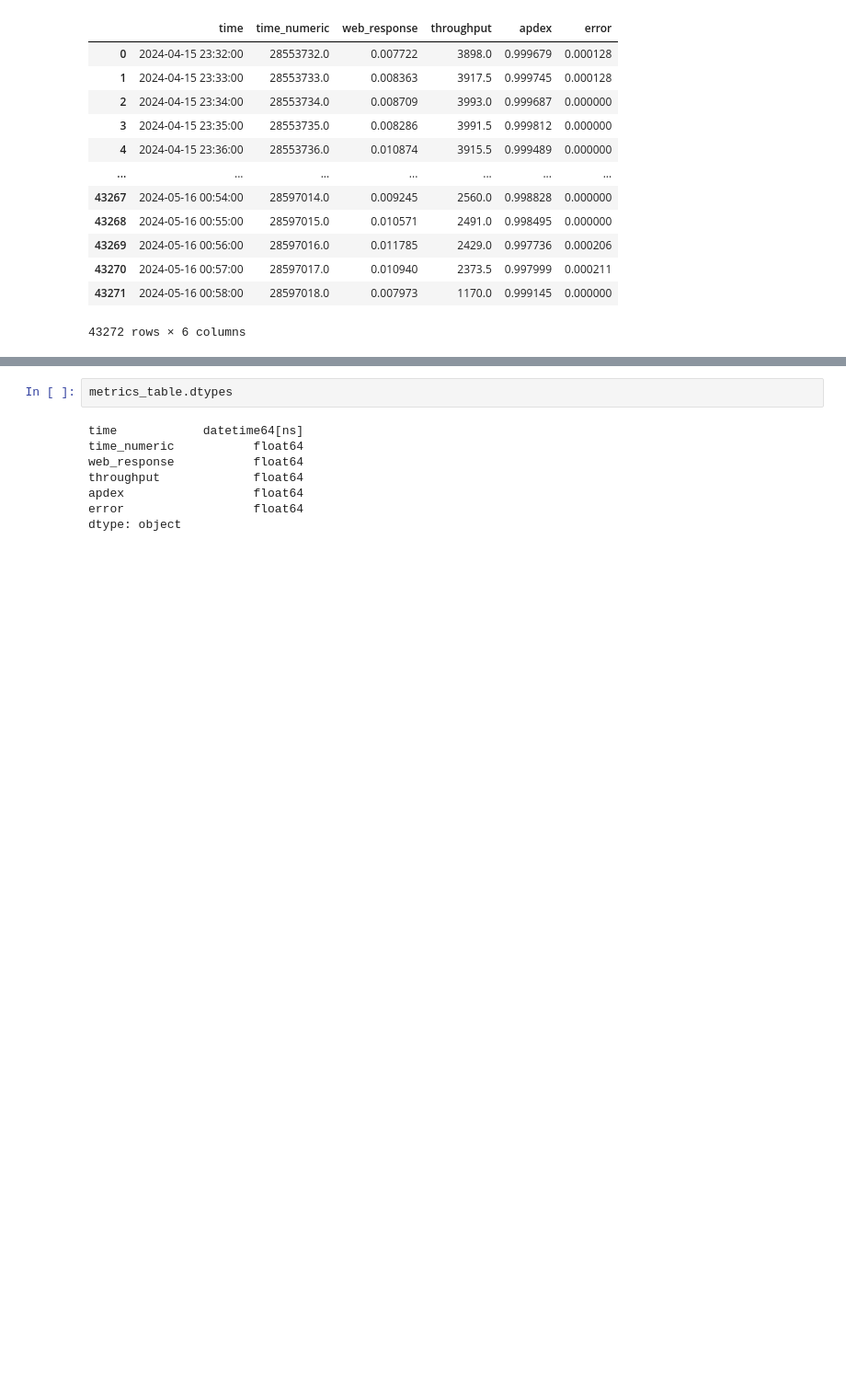
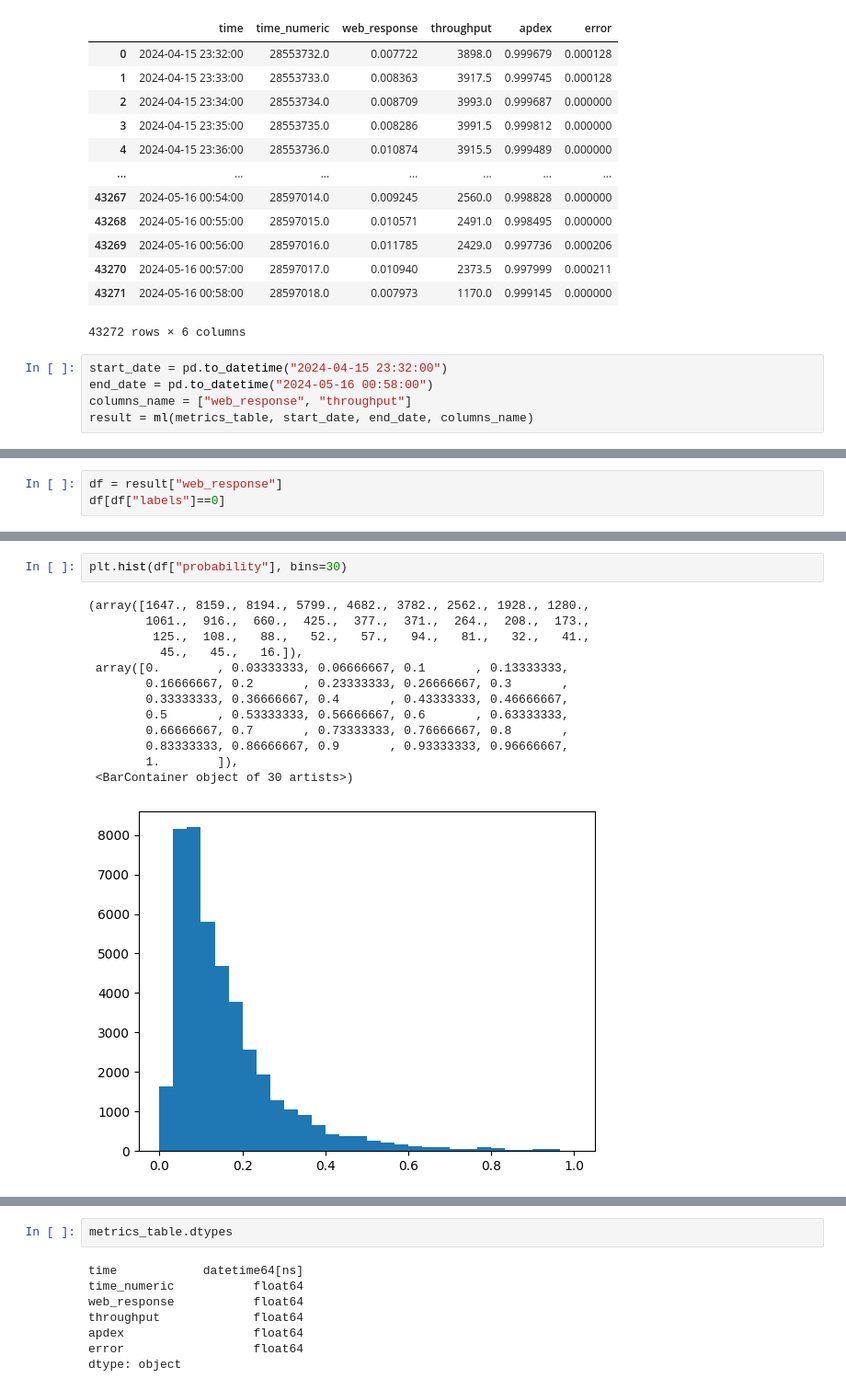
Before and after one commit to REU-DS-CLUB/redlab_hack, a Jupyter notebook: Analyst.ipynb, the cells around one changed output, grey strips where cells are left out. Shown at 92% size. Cells and saved outputs as stored; diff of their text form; blank space fills up the shorter version.

```diff
--- a/Analyst.ipynb
+++ b/Analyst.ipynb
@@ -55,3 +54,8 @@ See the caveats in the documentation: https://pandas.pydata.org/pandas-docs/stab
 | 43270 | 2024-05-16 00:57:00 | 28597017.0 | 0.010940 | 2373.5 | 0.997999 | 0.000211 |
 | 43271 | 2024-05-16 00:58:00 | 28597018.0 | 0.007973 | 1170.0 | 0.999145 | 0.000000 |
 43272 rows × 6 columns
+# %%
+start_date = pd.to_datetime("2024-04-15 23:32:00")
+end_date = pd.to_datetime("2024-05-16 00:58:00")
+columns_name = ["web_response", "throughput"]
+result = ml(metrics_table, start_date, end_date, columns_name)
@@ -57,0 +83,3 @@ See the caveats in the documentation: https://pandas.pydata.org/pandas-docs/stab
+# %%
+df = result["web_response"]
+df[df["labels"]==0]
@@ -57,0 +100,16 @@ See the caveats in the documentation: https://pandas.pydata.org/pandas-docs/stab
+# %%
+plt.hist(df["probability"], bins=30)
+# %% [output]
+(array([1647., 8159., 8194., 5799., 4682., 3782., 2562., 1928., 1280.,
+        1061.,  916.,  660.,  425.,  377.,  371.,  264.,  208.,  173.,
+         125.,  108.,   88.,   52.,   57.,   94.,   81.,   32.,   41.,
+          45.,   45.,   16.]),
+ array([0.        , 0.03333333, 0.06666667, 0.1       , 0.13333333,
+        0.16666667, 0.2       , 0.23333333, 0.26666667, 0.3       ,
+        0.33333333, 0.36666667, 0.4       , 0.43333333, 0.46666667,
+        0.5       , 0.53333333, 0.56666667, 0.6       , 0.63333333,
+        0.66666667, 0.7       , 0.73333333, 0.76666667, 0.8       ,
+        0.83333333, 0.86666667, 0.9       , 0.93333333, 0.96666667,
+        1.        ]),
+ <BarContainer object of 30 artists>)
+[figure, added]
```
Also changed, not shown: parts of 12 cells of this notebook, 1 other file.
